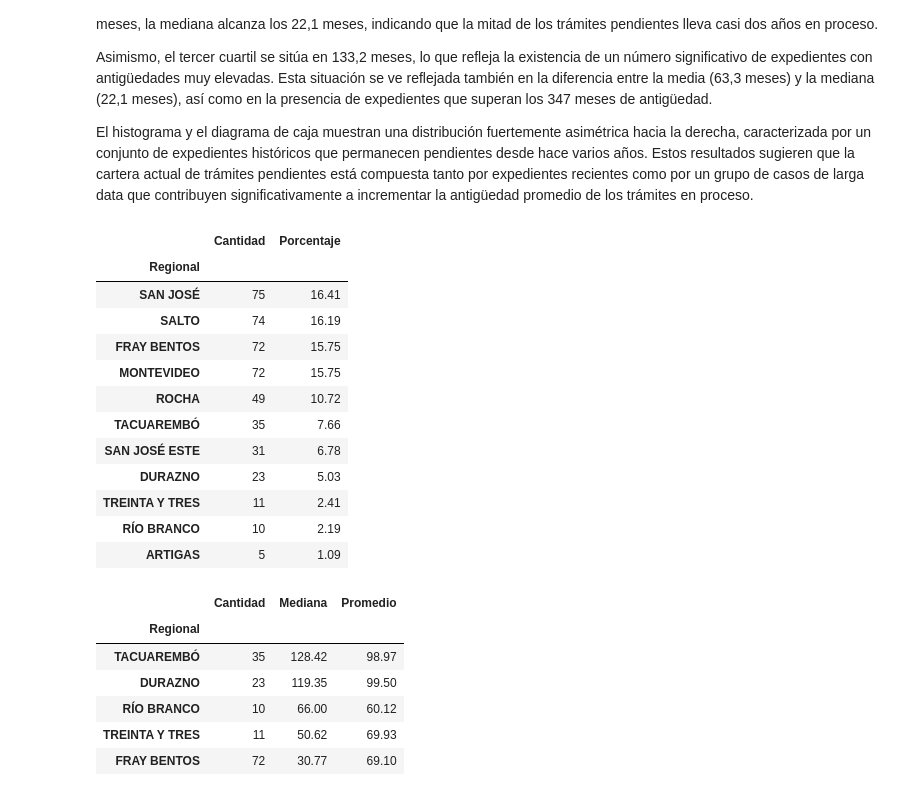
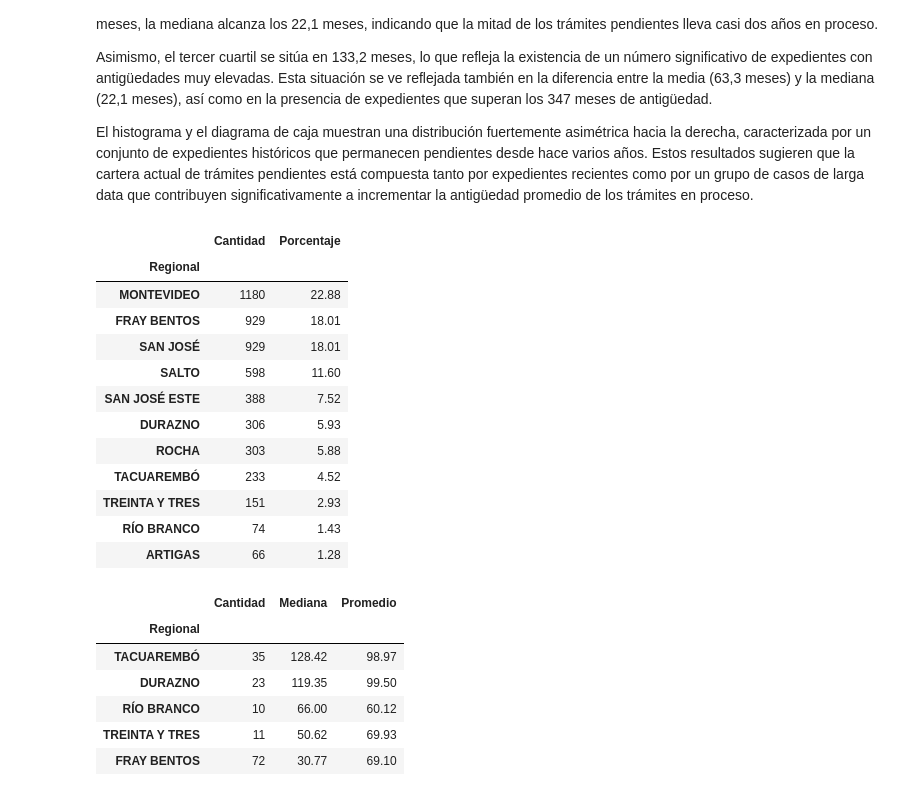
Before and after one commit to fcuneo/proyecto-python-diplomado, a Jupyter notebook: notebooks/practice.ipynb, the cells around one changed output. Saved outputs shown, nothing was run; the diff lists cells and outputs as text; code cells hidden in the pictures.

```diff
--- a/notebooks/practice.ipynb
+++ b/notebooks/practice.ipynb
@@ -1704,31 +1704,31 @@ Asimismo, el tercer cuartil se sitúa en 133,2 meses, lo que refleja la existenc
 El histograma y el diagrama de caja muestran una distribución fuertemente asimétrica hacia la derecha, caracterizada por un conjunto de expedientes históricos que permanecen pendientes desde hace varios años. Estos resultados sugieren que la cartera actual de trámites pendientes está compuesta tanto por expedientes recientes como por un grupo de casos de larga data que contribuyen significativamente a incrementar la antigüedad promedio de los trámites en proceso.
 # %%
 pendientes_regional = (
-    pendientes["Regional"]
+    df["Regional"]
     .value_counts()
     .to_frame("Cantidad")
 )
 
 pendientes_regional["Porcentaje"] = (
     pendientes_regional["Cantidad"]
     / pendientes_regional["Cantidad"].sum()
     * 100
 ).round(2)
 
 pendientes_regional
 # %% [output]
 |  | Cantidad | Porcentaje |
 | Regional |  |  |
-| SAN JOSÉ | 75 | 16.41 |
-| SALTO | 74 | 16.19 |
-| FRAY BENTOS | 72 | 15.75 |
-| MONTEVIDEO | 72 | 15.75 |
-| ROCHA | 49 | 10.72 |
-| TACUAREMBÓ | 35 | 7.66 |
-| SAN JOSÉ ESTE | 31 | 6.78 |
-| DURAZNO | 23 | 5.03 |
-| TREINTA Y TRES | 11 | 2.41 |
-| RÍO BRANCO | 10 | 2.19 |
-| ARTIGAS | 5 | 1.09 |
+| MONTEVIDEO | 1180 | 22.88 |
+| FRAY BENTOS | 929 | 18.01 |
+| SAN JOSÉ | 929 | 18.01 |
+| SALTO | 598 | 11.60 |
+| SAN JOSÉ ESTE | 388 | 7.52 |
+| DURAZNO | 306 | 5.93 |
+| ROCHA | 303 | 5.88 |
+| TACUAREMBÓ | 233 | 4.52 |
+| TREINTA Y TRES | 151 | 2.93 |
+| RÍO BRANCO | 74 | 1.43 |
+| ARTIGAS | 66 | 1.28 |
 # %%
 antiguedad_regional = (
```
Also changed, not shown: parts of 14 cells of this notebook.
